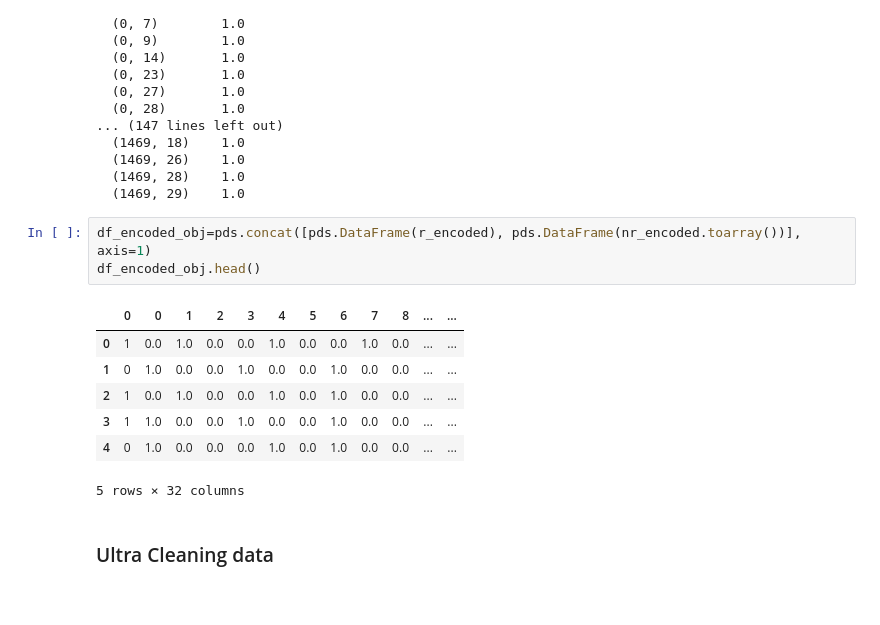
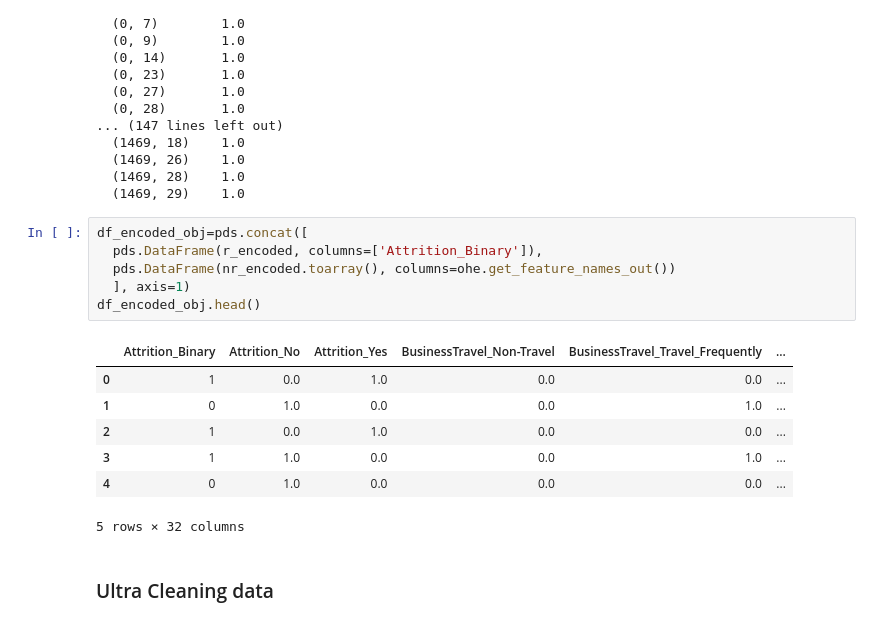
Before and after one commit to moubarak1ezzyani/Retention-AI-API, a Jupyter notebook: notebooks/lab.ipynb, the cells around one changed output. Drawn from its saved outputs; the diff is of its cells as text.

Commit message:
lab : assign label names to anonymos varables

```diff
--- a/notebooks/lab.ipynb
+++ b/notebooks/lab.ipynb
@@ -435,15 +435,18 @@ for col in df_obj_copy:
   (1469, 28)    1.0
   (1469, 29)    1.0
 # %%
-df_encoded_obj=pds.concat([pds.DataFrame(r_encoded), pds.DataFrame(nr_encoded.toarray())], axis=1)
+df_encoded_obj=pds.concat([
+  pds.DataFrame(r_encoded, columns=['Attrition_Binary']),
+  pds.DataFrame(nr_encoded.toarray(), columns=ohe.get_feature_names_out())
+  ], axis=1)
 df_encoded_obj.head()
 # %% [output]
-|  | 0 | 0 | 1 | 2 | 3 | 4 | 5 | 6 | 7 | 8 | ... | ... |
-| 0 | 1 | 0.0 | 1.0 | 0.0 | 0.0 | 1.0 | 0.0 | 0.0 | 1.0 | 0.0 | ... | ... |
-| 1 | 0 | 1.0 | 0.0 | 0.0 | 1.0 | 0.0 | 0.0 | 1.0 | 0.0 | 0.0 | ... | ... |
-| 2 | 1 | 0.0 | 1.0 | 0.0 | 0.0 | 1.0 | 0.0 | 1.0 | 0.0 | 0.0 | ... | ... |
-| 3 | 1 | 1.0 | 0.0 | 0.0 | 1.0 | 0.0 | 0.0 | 1.0 | 0.0 | 0.0 | ... | ... |
-| 4 | 0 | 1.0 | 0.0 | 0.0 | 0.0 | 1.0 | 0.0 | 1.0 | 0.0 | 0.0 | ... | ... |
+|  | Attrition_Binary | Attrition_No | Attrition_Yes | BusinessTravel_Non-Travel | BusinessTravel_Travel_Frequently | ... |
+| 0 | 1 | 0.0 | 1.0 | 0.0 | 0.0 | ... |
+| 1 | 0 | 1.0 | 0.0 | 0.0 | 1.0 | ... |
+| 2 | 1 | 0.0 | 1.0 | 0.0 | 0.0 | ... |
+| 3 | 1 | 1.0 | 0.0 | 0.0 | 1.0 | ... |
+| 4 | 0 | 1.0 | 0.0 | 0.0 | 0.0 | ... |
 5 rows × 32 columns
 # %% [markdown]
 ### Ultra Cleaning data
```
